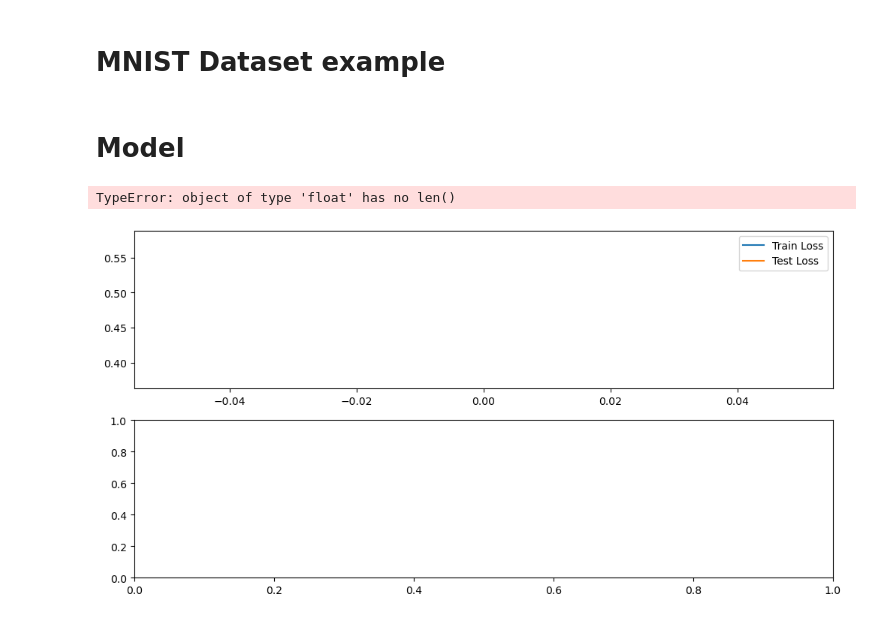
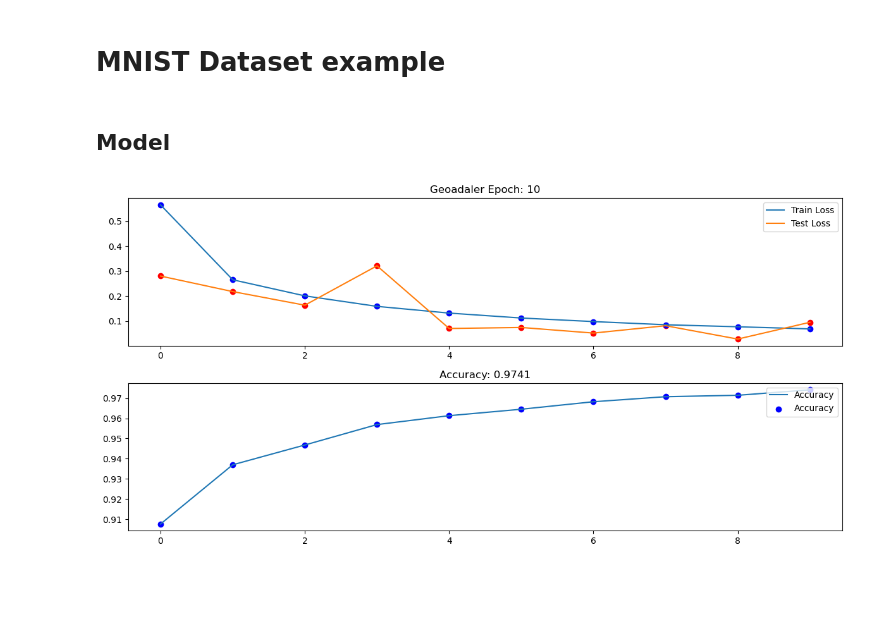
Before and after one commit to Masuzyo/Geoadaler, a Jupyter notebook: MNIST_Example.ipynb, the cells around one changed output. Cells and saved outputs as stored; diff of their text form; code cells hidden in the pictures; blank space fills up the shorter version.

```diff
--- a/MNIST_Example.ipynb
+++ b/MNIST_Example.ipynb
@@ -24,7 +26,7 @@ trainloader = DataLoader(trainset, batch_size=16, shuffle=True)
 testset = datasets.MNIST('mnist_data/', download=True, train=False, transform=transform)
 testloader = DataLoader(testset, batch_size=64, shuffle=True)
 # %% [markdown]
-# Model
+## Model
 # %%
 class Model(nn.Module):
     def __init__(self):
@@ -58,34 +60,32 @@ def model_test(model, testloader):
 # %%
 # Model training
 model = Model().to(device)
 criterion = nn.CrossEntropyLoss()
 optimiser = Geoadaler(model.parameters(), lr=0.01)
 train_loss = []
-test_loss_ = []
-accuracy_=[]
+test_loss= []
+accuracy=[]
 
 for epoch in range(10):
     running_loss = 0
     for images, labels in trainloader:
         images, labels = images.to(device), labels.to(device)
         optimiser.zero_grad()
         output = model(images)
         loss = criterion(output, labels)
         loss.backward()
         optimiser.step()
 
         running_loss += loss.item()
 
     train_loss.append(running_loss / len(trainloader))
-    test_loss, accuracy = model_test(model, testloader)
-    test_loss_.append(test_loss)
-    accuracy_.append(accuracy)
+    testloss, accuracy_ = model_test(model, testloader)
+    test_loss.append(testloss)
+    accuracy.append(accuracy_)
     clear_output(wait=True)
     loss_graph(train_loss, test_loss, accuracy,epoch)
-    #print(f"Epoch {epoch+1}, Loss: {loss.item()}")
 # %% [output]
-TypeError: object of type 'float' has no len()
-[figure, old version]
+[figure, new version]
 # %%
 # Model evaluation
 test_loss,accuracy=model_test(model, testloader)
```
Also changed, not shown: parts of 7 cells of this notebook, 5 other files.
